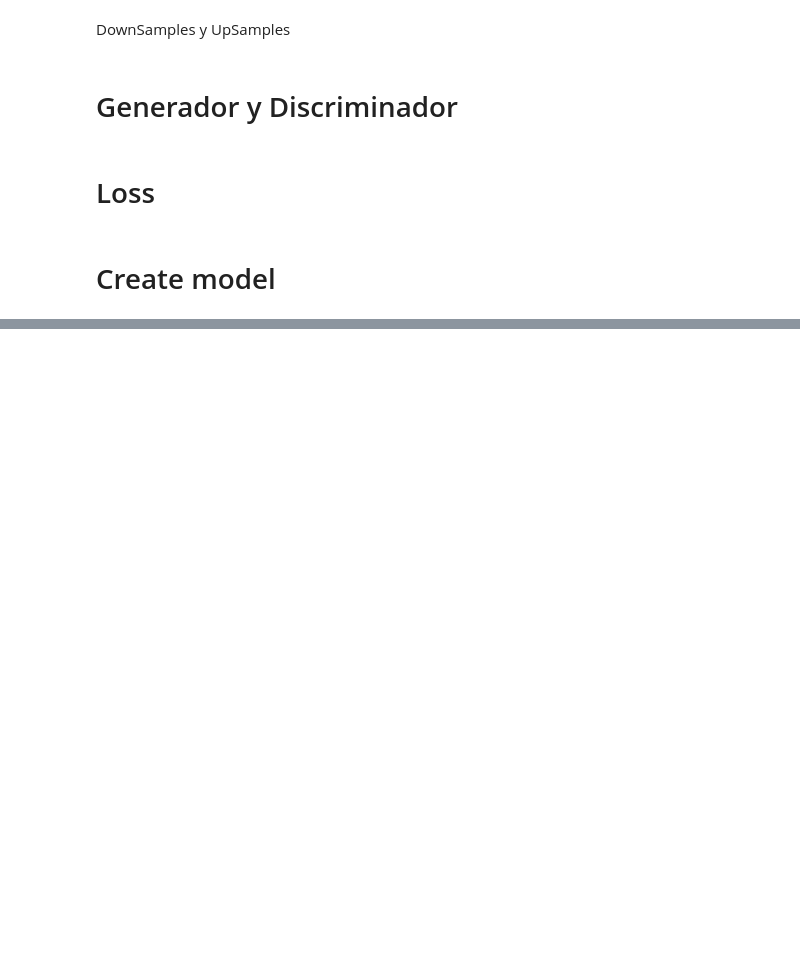
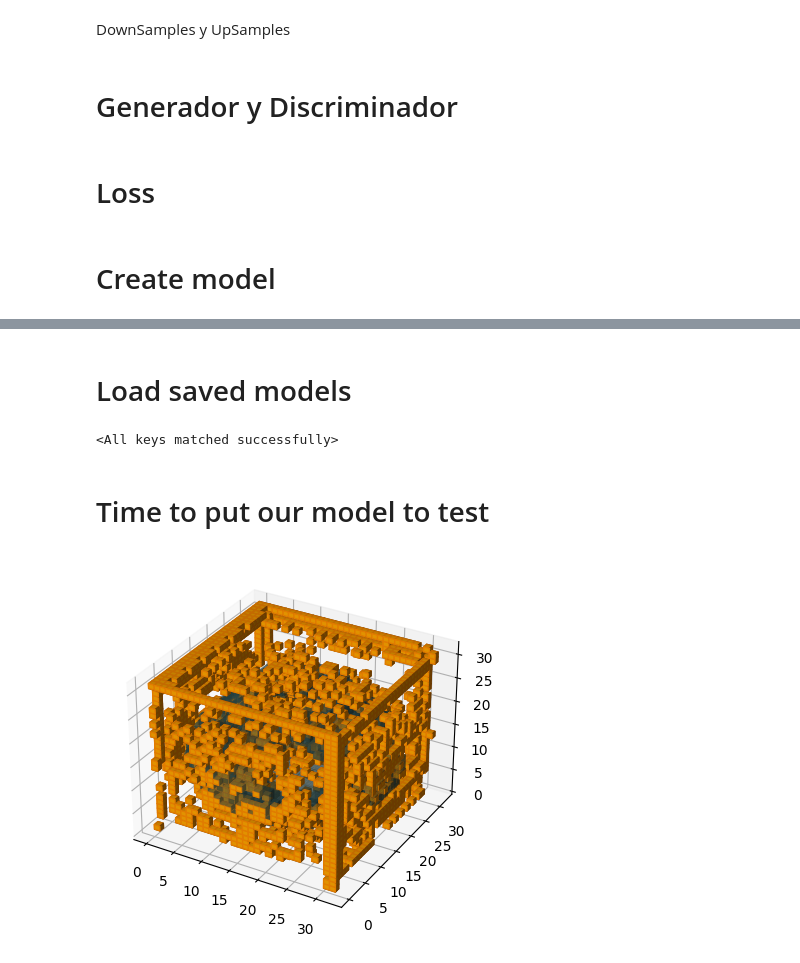
Before and after one commit to u201922331/Machine3D, a Jupyter notebook: GAN.ipynb, the cells around one changed output, grey strips where cells are left out. Drawn from its saved outputs; the diff is of its cells as text; code cells hidden in the pictures; blank space fills up the shorter version.

```diff
--- a/GAN.ipynb
+++ b/GAN.ipynb
@@ -234,0 +240,33 @@ torch.save(gen.state_dict(), PATH_MODELS + '/gen.pth')
+# %% [markdown]
+# Load saved models
+# %%
+gen = Generator()
+dis = Discriminator()
+
+
+gen.load_state_dict(torch.load(PATH_MODELS+'gen.pth'))
+dis.load_state_dict(torch.load(PATH_MODELS+'dis.pth'))
+# %% [output]
+<All keys matched successfully>
+# %% [markdown]
+# Time to put our model to test
+# %%
+dataset = np.load(PATH_DATASETS+'my_dataset.npy', allow_pickle=True).item()['data']
+broken_models = [torch.from_numpy(np.array([model])*2-1).float() for model in dataset]
+
+loaded = DataLoader(dataset, batch_size=batch_size, shuffle=True)
+# %%
+index = np.random.randint(0, len(dataset))
+
+obj = torch.stack([broken_models[index],])
+pcs = gen(obj)
+
+obj = obj[0][0].detach().cpu().numpy() > 0
+pcs = pcs[0][0].detach().cpu().numpy() > 0
+
+ax = plt.figure().add_subplot(projection='3d')
+ax.voxels(obj, facecolors='darkslategray', alpha=0.5)
+ax.voxels(pcs, facecolors='orange', edgecolors='darkorange')
+plt.show()
+# %% [output]
+[figure, added]
```
Also changed, not shown: parts of 5 cells of this notebook, 8 other files.
